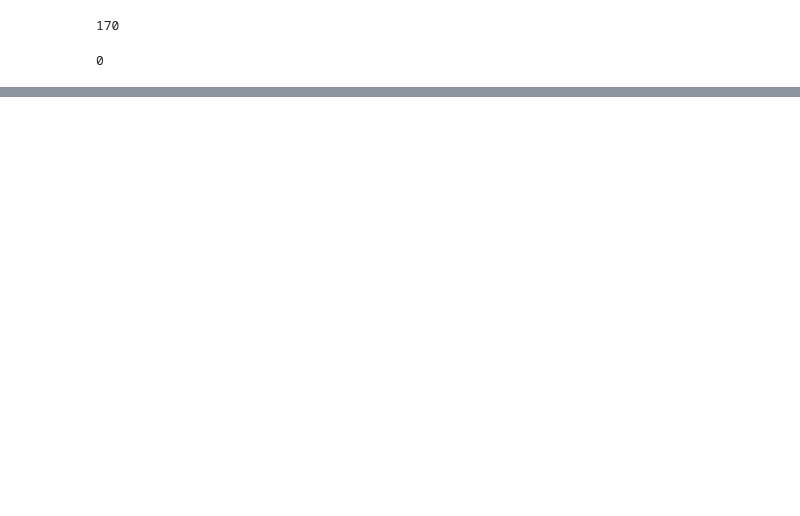
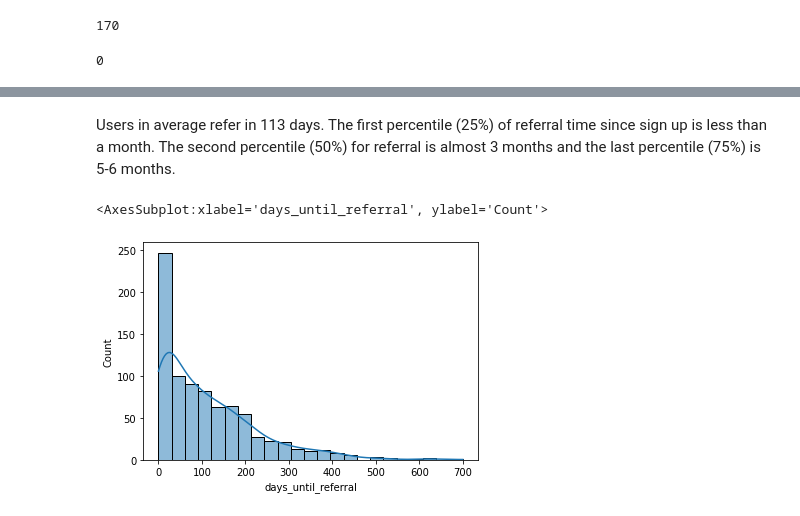
Before and after one commit to stephanyvargas/MemberReferrals, a Jupyter notebook: MemberReferrals.ipynb, the cells around one changed output, grey strips where cells are left out. Cells and saved outputs as stored; diff of their text form; code cells hidden in the pictures; blank space fills up the shorter version.

```diff
--- a/MemberReferrals.ipynb
+++ b/MemberReferrals.ipynb
@@ -204,0 +199,7 @@ array([                0,    86400000000000,   172800000000000,
+# %% [markdown]
+Users in average refer in 113 days. The first percentile (25%) of referral time since sign up is less than a month. The second percentile (50%) for referral is almost 3 months and the last percentile (75%) is 5-6 months.
+# %%
+sns.histplot(filtered_df["days_until_referral"].dt.days, kde=True)
+# %% [output]
+<AxesSubplot:xlabel='days_until_referral', ylabel='Count'>
+[figure, added]
```
Also changed, not shown: parts of 20 cells of this notebook.
